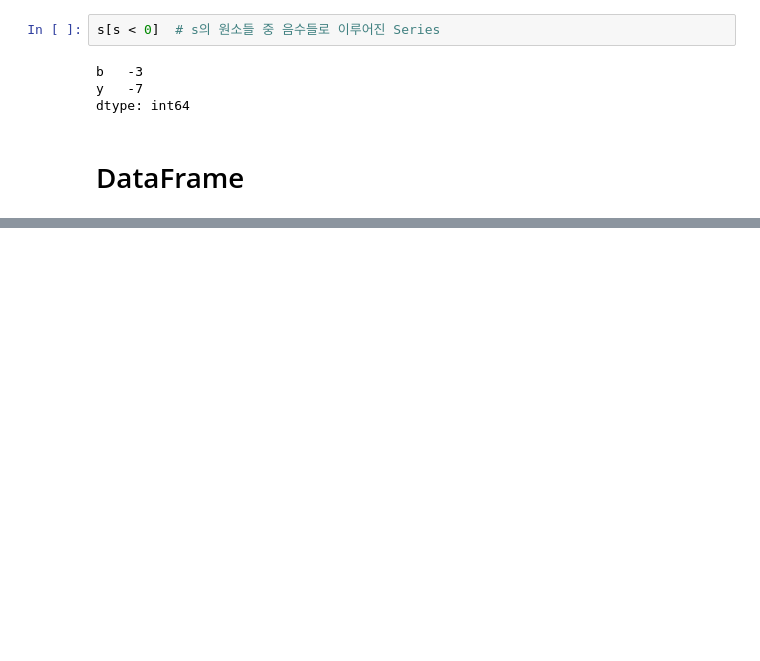
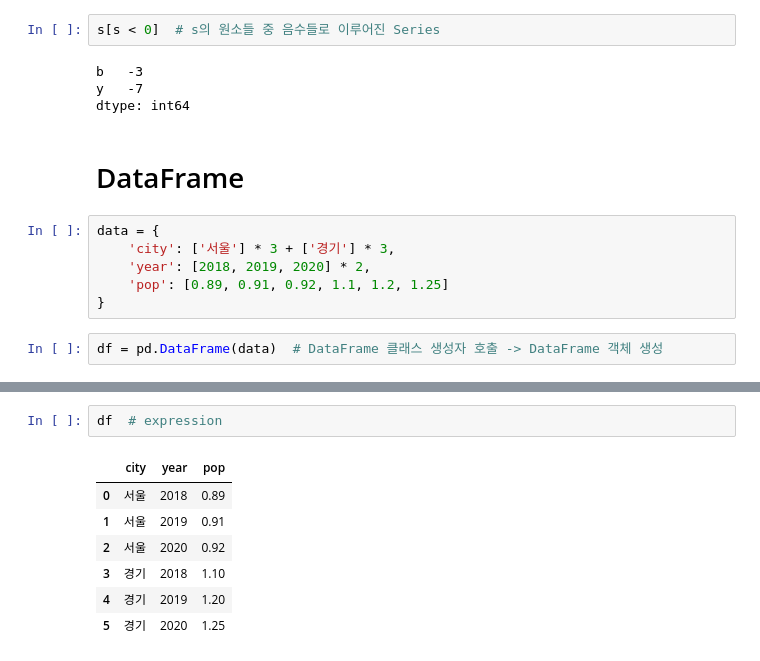
Before and after one commit to JakeOh/202105_itw_bd26, a Jupyter notebook: lab_da/da03_pandas.ipynb, the cells around one changed output, grey strips where cells are left out. Drawn from its saved outputs; the diff is of its cells as text; blank space fills up the shorter version.

```diff
--- a/lab_da/da03_pandas.ipynb
+++ b/lab_da/da03_pandas.ipynb
@@ -169,3 +169,11 @@ y   -7
 dtype: int64
 # %% [markdown]
 # DataFrame
+# %%
+data = {
+    'city': ['서울'] * 3 + ['경기'] * 3,
+    'year': [2018, 2019, 2020] * 2,
+    'pop': [0.89, 0.91, 0.92, 1.1, 1.2, 1.25]
+}
+# %%
+df = pd.DataFrame(data)  # DataFrame 클래스 생성자 호출 -> DataFrame 객체 생성
@@ -171,0 +190,10 @@ dtype: int64
+# %%
+df  # expression
+# %% [output]
+|  | city | year | pop |
+| 0 | 서울 | 2018 | 0.89 |
+| 1 | 서울 | 2019 | 0.91 |
+| 2 | 서울 | 2020 | 0.92 |
+| 3 | 경기 | 2018 | 1.10 |
+| 4 | 경기 | 2019 | 1.20 |
+| 5 | 경기 | 2020 | 1.25 |
```
Also changed, not shown: parts of 15 cells of this notebook.
